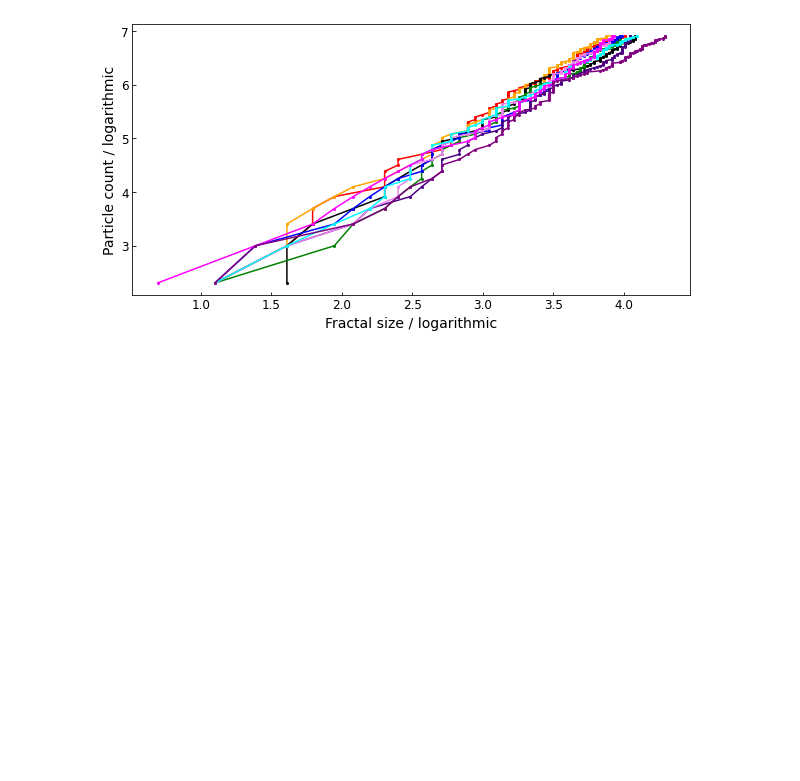
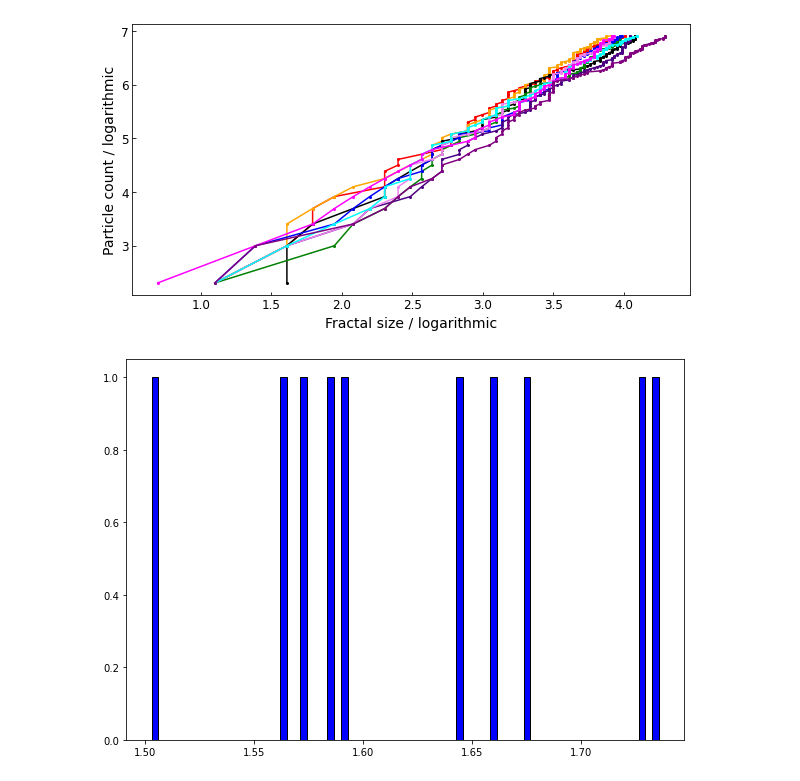
Before and after one commit to thomasbourke1/diffusion-limited-aggregation, a Jupyter notebook: python-plotting/task1.ipynb, the cells around one changed output. Cells and saved outputs as stored; diff of their text form; code cells hidden in the pictures; blank space fills up the shorter version.

```diff
--- a/python-plotting/task1.ipynb
+++ b/python-plotting/task1.ipynb
@@ -75,0 +74,10 @@ fig.savefig('figures/figure1.png')
+# %%
+#plot logarithm of fractal dimensions
+
+plt.figure(figsize=(10,7))
+
+plt.hist(fractal_dim, bins=75, color='blue', edgecolor='black')
+
+plt.show()
+# %% [output]
+[figure, added]
```
Also changed, not shown: parts of 1 cell of this notebook, 7 other files.
